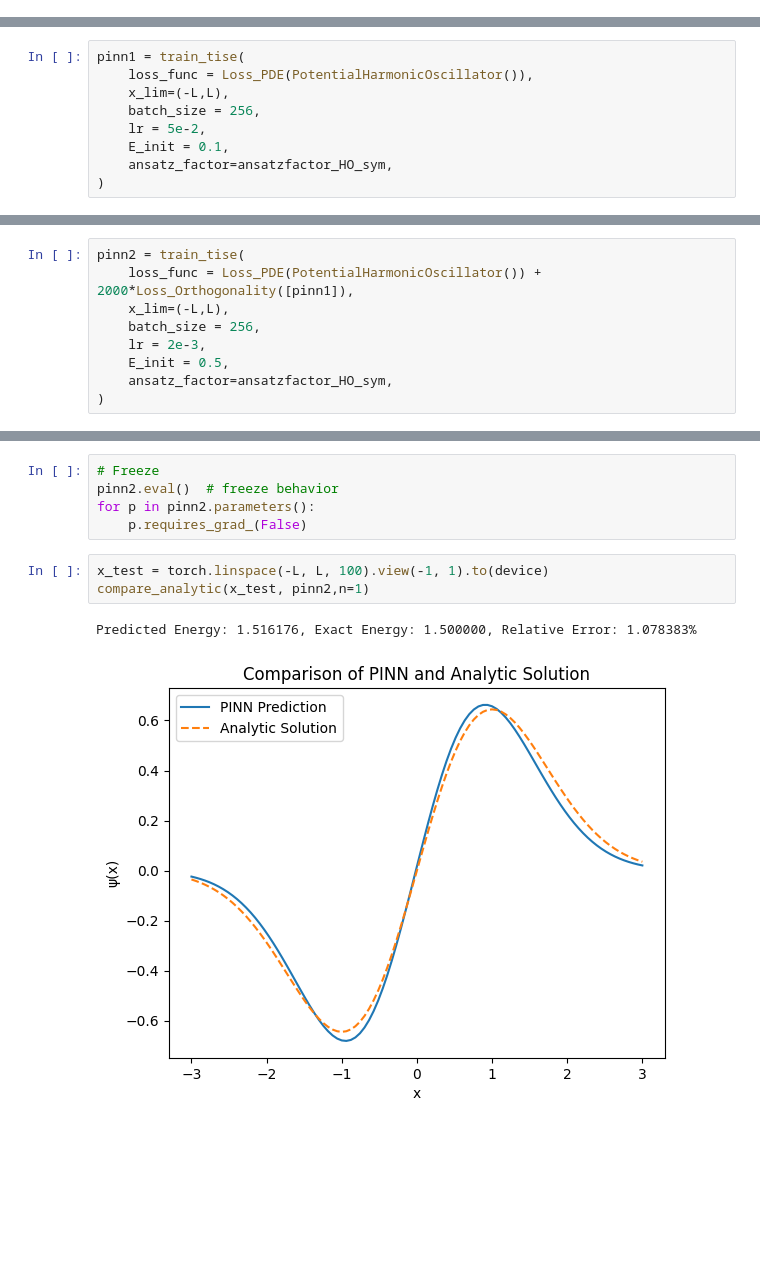
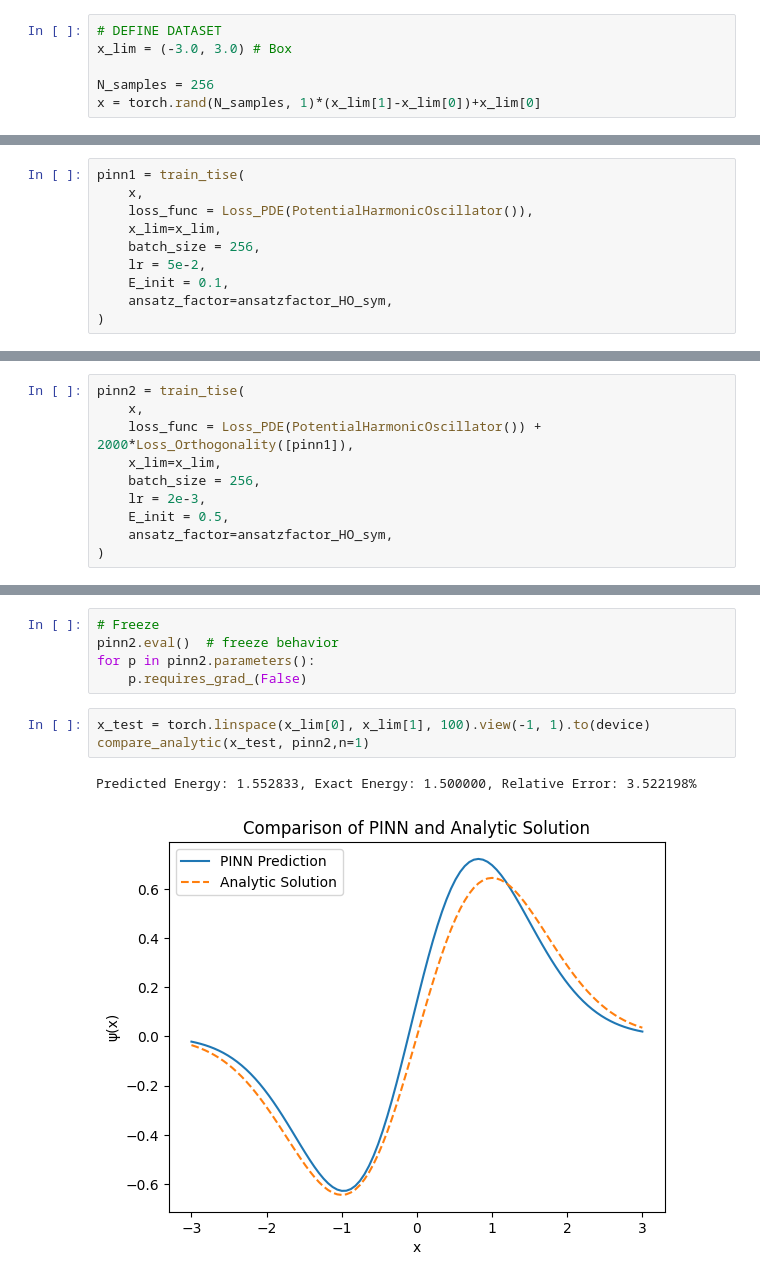
Before and after one commit to fredeco-gh/FYS-STK3155_Project3, a Jupyter notebook: src/HO.ipynb, the cells around one changed output, grey strips where cells are left out. Saved outputs shown, nothing was run; the diff lists cells and outputs as text; blank space fills up the shorter version.

```diff
--- a/src/HO.ipynb
+++ b/src/HO.ipynb
@@ -14,3 +12,9 @@ L = 3.0 # Length of box
+# %%
+# DEFINE DATASET
+x_lim = (-3.0, 3.0) # Box
+
+N_samples = 256
+x = torch.rand(N_samples, 1)*(x_lim[1]-x_lim[0])+x_lim[0]
 # %%
 from scipy.special import hermite,factorial
 import numpy as np
@@ -52,8 +56,9 @@ def compare_analytic(x, pinn, n=1):
     plt.show()
 # %%
 pinn1 = train_tise(
+    x,
     loss_func = Loss_PDE(PotentialHarmonicOscillator()),
-    x_lim=(-L,L),
+    x_lim=x_lim,
     batch_size = 256,
     lr = 5e-2,
     E_init = 0.1,
@@ -74,8 +79,9 @@ Predicted Energy: 0.500000, Exact Energy: 0.500000, Relative Error: 0.000036%
 [figure]
 # %%
 pinn2 = train_tise(
+    x,
     loss_func = Loss_PDE(PotentialHarmonicOscillator()) + 2000*Loss_Orthogonality([pinn1]),
-    x_lim=(-L,L),
+    x_lim=x_lim,
     batch_size = 256,
     lr = 2e-3,
     E_init = 0.5,
@@ -89,8 +95,8 @@ pinn2.eval()  # freeze behavior
 for p in pinn2.parameters():
     p.requires_grad_(False)
 # %%
-x_test = torch.linspace(-L, L, 100).view(-1, 1).to(device)
+x_test = torch.linspace(x_lim[0], x_lim[1], 100).view(-1, 1).to(device)
 compare_analytic(x_test, pinn2,n=1)
 # %% [output]
-Predicted Energy: 1.516176, Exact Energy: 1.500000, Relative Error: 1.078383%
+Predicted Energy: 1.552833, Exact Energy: 1.500000, Relative Error: 3.522198%
-[figure, old version]
+[figure, new version]
```
Also changed, not shown: parts of 5 cells of this notebook, 1 other file.
